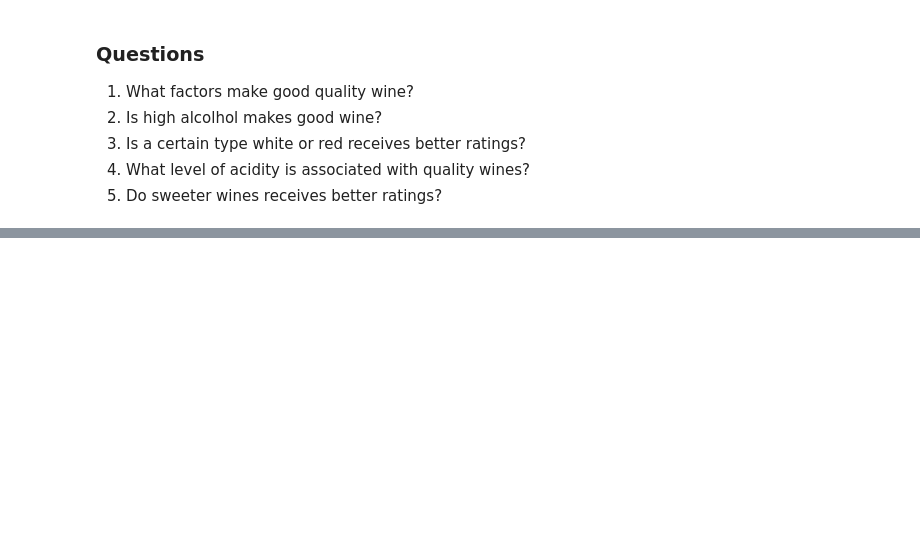
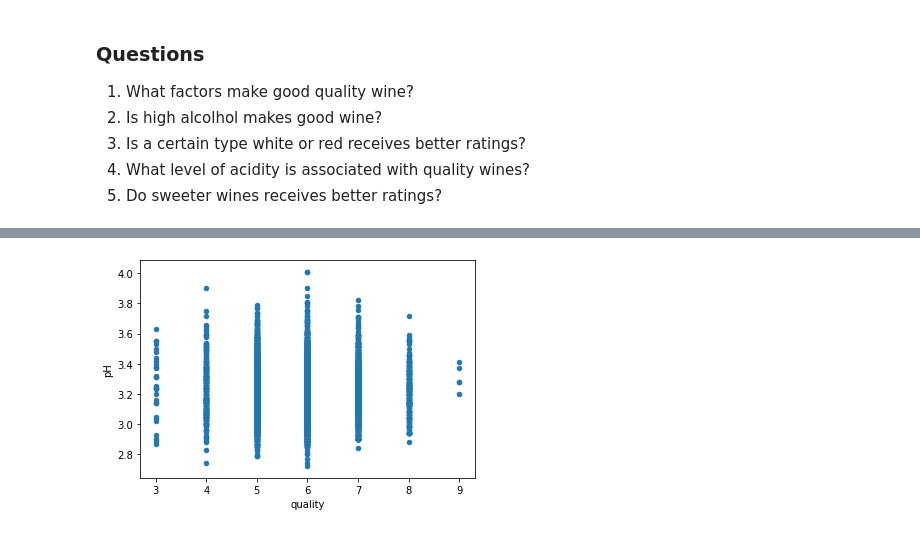
Before and after one commit to sumithub/ds-ml, a Jupyter notebook: udacity/Data_Analysis_Nano_Degree/DataAnalysis/Lesson 4 Case Study 1/Wines EDA.ipynb, the cells around one changed output, grey strips where cells are left out. Saved outputs shown, nothing was run; the diff lists cells and outputs as text; code cells hidden in the pictures; blank space fills up the shorter version.

```diff
--- a/udacity/Data_Analysis_Nano_Degree/DataAnalysis/Lesson 4 Case Study 1/Wines EDA.ipynb
+++ b/udacity/Data_Analysis_Nano_Degree/DataAnalysis/Lesson 4 Case Study 1/Wines EDA.ipynb
@@ -26,0 +199,4 @@ red_df.head()
+# %%
+wine_df.plot.scatter(x='quality', y='pH');
+# %% [output]
+[figure, added]
```
Also changed, not shown: parts of 56 cells of this notebook, 3 other files.
